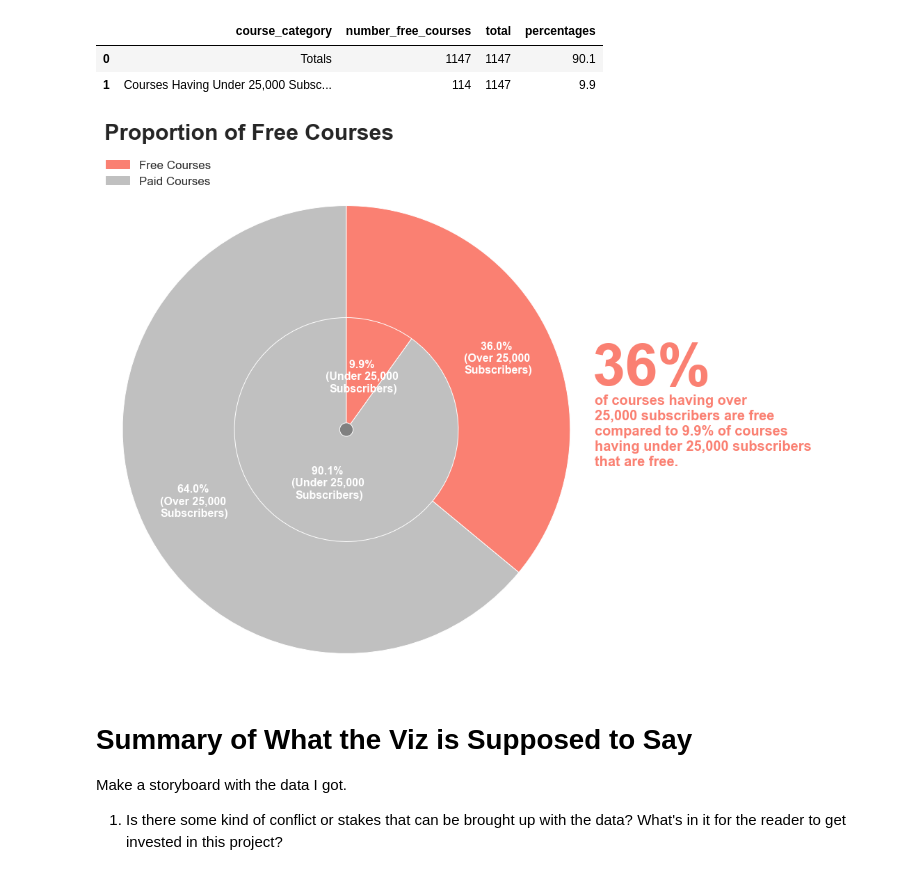
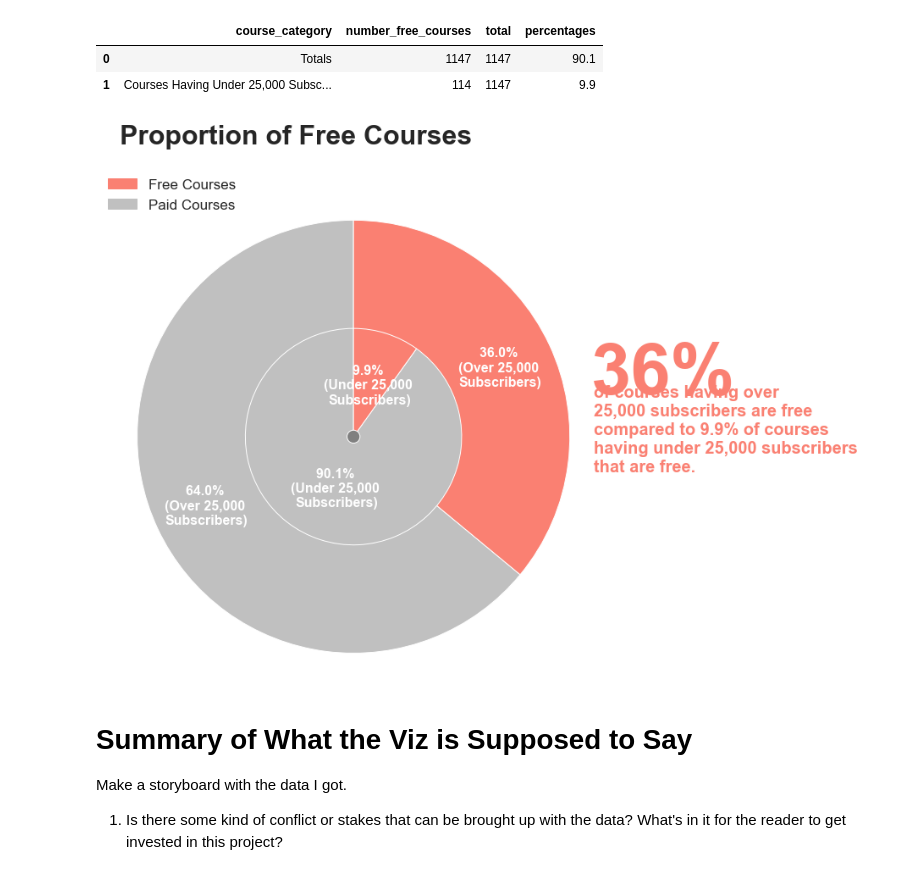
Before and after one commit to willnguyen14/udemy-viz-project, a Jupyter notebook: udemy.ipynb, the cells around one changed output. Saved outputs shown, nothing was run; the diff lists cells and outputs as text; code cells hidden in the pictures.

```diff
--- a/udemy.ipynb
+++ b/udemy.ipynb
@@ -591,37 +591,37 @@ display(df_free_under)
 | 1 | Courses Having Under 25,000 Subsc... | 114 | 1147 | 9.9 |
 # %%
 # second pie chart
-plt.figure(figsize=(10,10))
+plt.figure(figsize=(8,8))
 
 plt.pie(df_free_over.percentages,
         colors=['silver','salmon'],startangle=90,
         pctdistance=0.75,radius=1,labeldistance=1.05,autopct='%1.01f%% \n(Over 25,000 \nSubscribers)',
         textprops={'fontsize':16,'color':'white','fontweight':'bold'})
 
 plt.pie(df_free_under.percentages,
         colors=['silver','salmon'],startangle=90,
         pctdistance=0.5,radius=0.5,labeldistance=1.05,autopct='%1.01f%% \n(Under 25,000 \nSubscribers)',
         textprops={'fontsize':16,'color':'white','fontweight':'bold'})
 
 centre_circle = plt.Circle((0,0),0.03,fc='grey')
 fig=plt.gcf()
 fig.gca().add_artist(centre_circle)
 plt.axis('equal')
 plt.tight_layout()
 plt.title("Proportion of Free Courses",fontweight="heavy",fontsize=32,pad=70,loc='left')
 
 plt.text(1.1,0.2,"36%",
          fontsize=85,color='salmon',fontweight="heavy")
 plt.text(1.11,-0.16,"of courses having over \n25,000 subscribers are free \ncompared to 9.9% of courses \nhaving under 25,000 subscribers \nthat are free.",
          fontsize=20,color='salmon',fontweight="heavy")
 
 patch = mpatches.Patch(color='salmon',label='Free Courses')
 patch2 = mpatches.Patch(color='silver',label='Paid Courses')
 plt.legend(handles=[patch,patch2],loc='upper center',bbox_to_anchor=(0.111,1.08),prop={'size': 17},frameon=False)
 
 plt.show()
 # %% [output]
-[figure, old version]
+[figure, new version]
 # %% [markdown]
 # Summary of What the Viz is Supposed to Say
 
```
Also changed, not shown: parts of 3 cells of this notebook.
